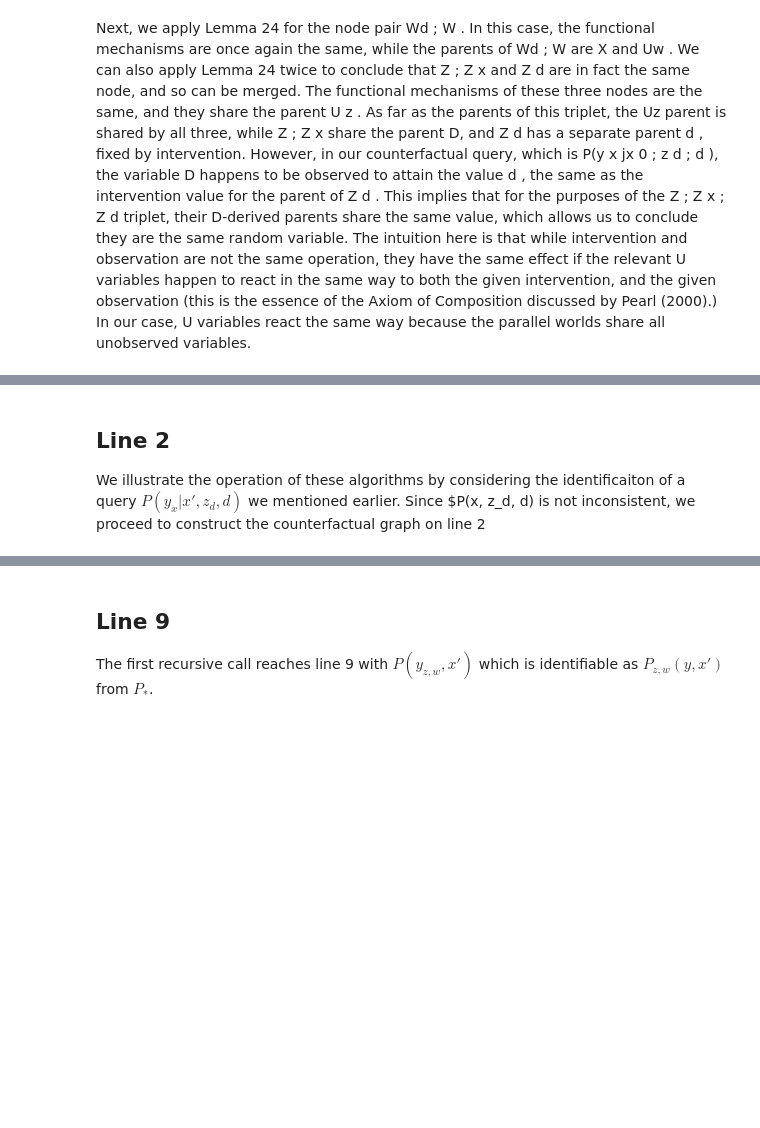
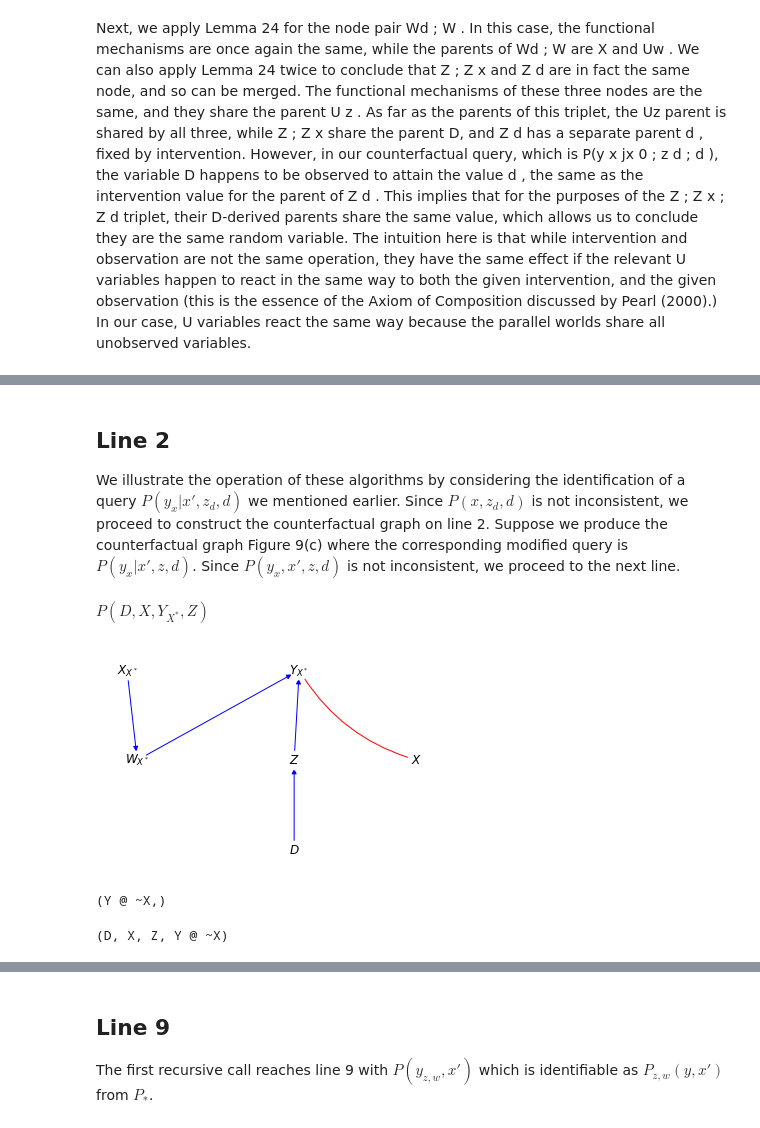
Before and after one commit to y0-causal-inference/y0, a Jupyter notebook: notebooks/CounterfactualIdentification.ipynb, the cells around one changed output, grey strips where cells are left out. Drawn from its saved outputs; the diff is of its cells as text; code cells hidden in the pictures; blank space fills up the shorter version.

Commit message:
Line 2 of IDC* working.   Added documentation to CounterfactualIdentification notebook

```diff
--- a/notebooks/CounterfactualIdentification.ipynb
+++ b/notebooks/CounterfactualIdentification.ipynb
@@ -413,4 +204,20 @@ Next, we apply Lemma 24 for the node pair Wd ; W . In this case, the functional
 # %% [markdown]
 ## Line 2
 
-We illustrate the operation of these algorithms by considering the identificaiton of a query $P(y_x |x', z_d, d)$ we mentioned earlier.  Since $P(x, z_d, d) is not inconsistent, we proceed to construct the counterfactual graph on line 2
+We illustrate the operation of these algorithms by considering the identification of a query $P(y_x |x', z_d, d)$ we mentioned earlier.  Since $P(x, z_d, d)$ is not inconsistent, we proceed to construct the counterfactual graph on line 2.  Suppose we produce the counterfactual graph Figure 9(c) where the corresponding modified query is $P(y_x|x',z,d)$.  Since $P(y_x, x', z, d)$ is not inconsistent, we proceed to the next line.
+# %%
+new_graph, new_query = make_counterfactual_graph(figure_9a.graph, P(Y @ ~X, X, Z, D))
+display(new_query)
+new_graph.draw()
+# %% [output]
+$P(D, X, {Y}_{X^*}, Z)$
+[figure, added]
+# %%
+query = P(Y@~X | X, Z, D)
+query.children
+# %% [output]
+(Y @ ~X,)
+# %%
+query.parents + query.children
+# %% [output]
+(D, X, Z, Y @ ~X)
```
Also changed, not shown: parts of 43 cells of this notebook, 2 other files.
